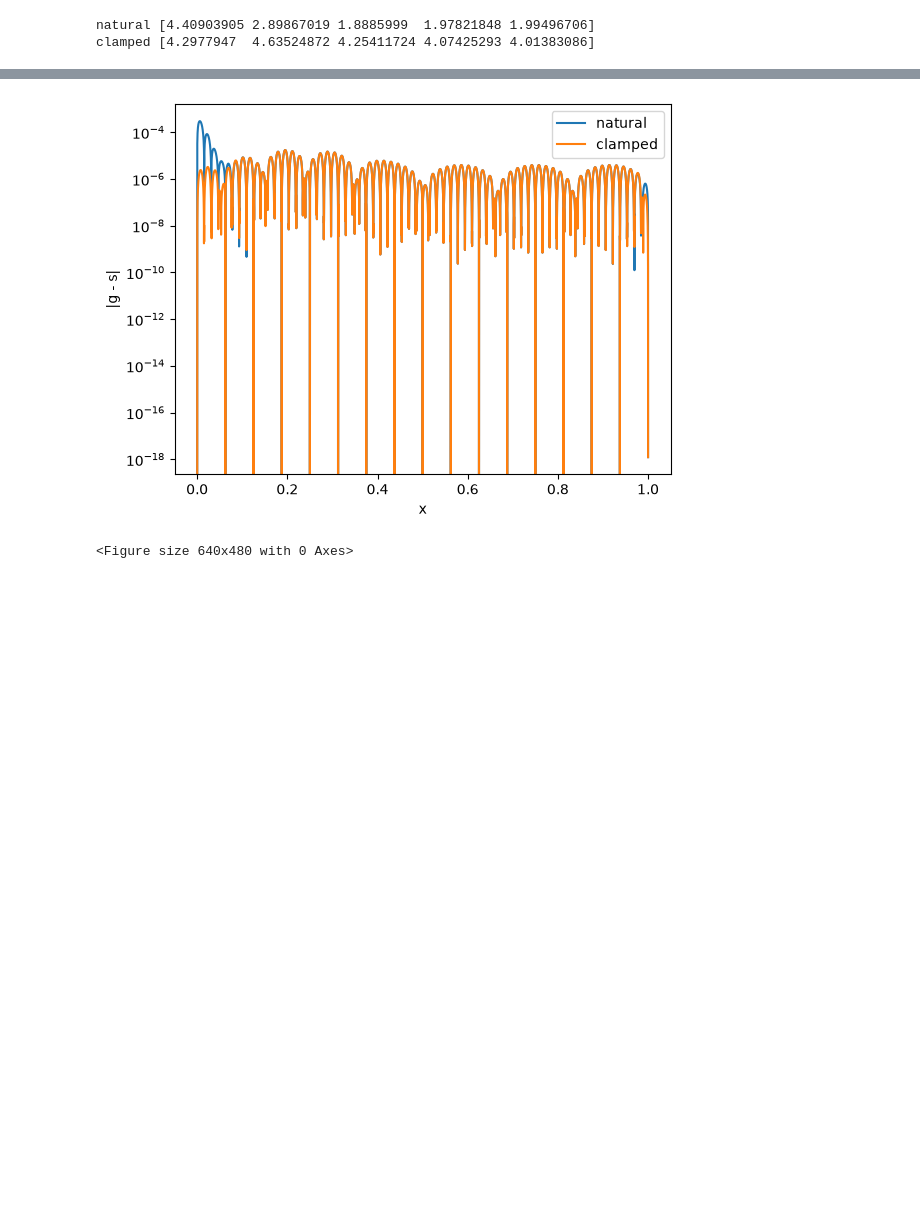
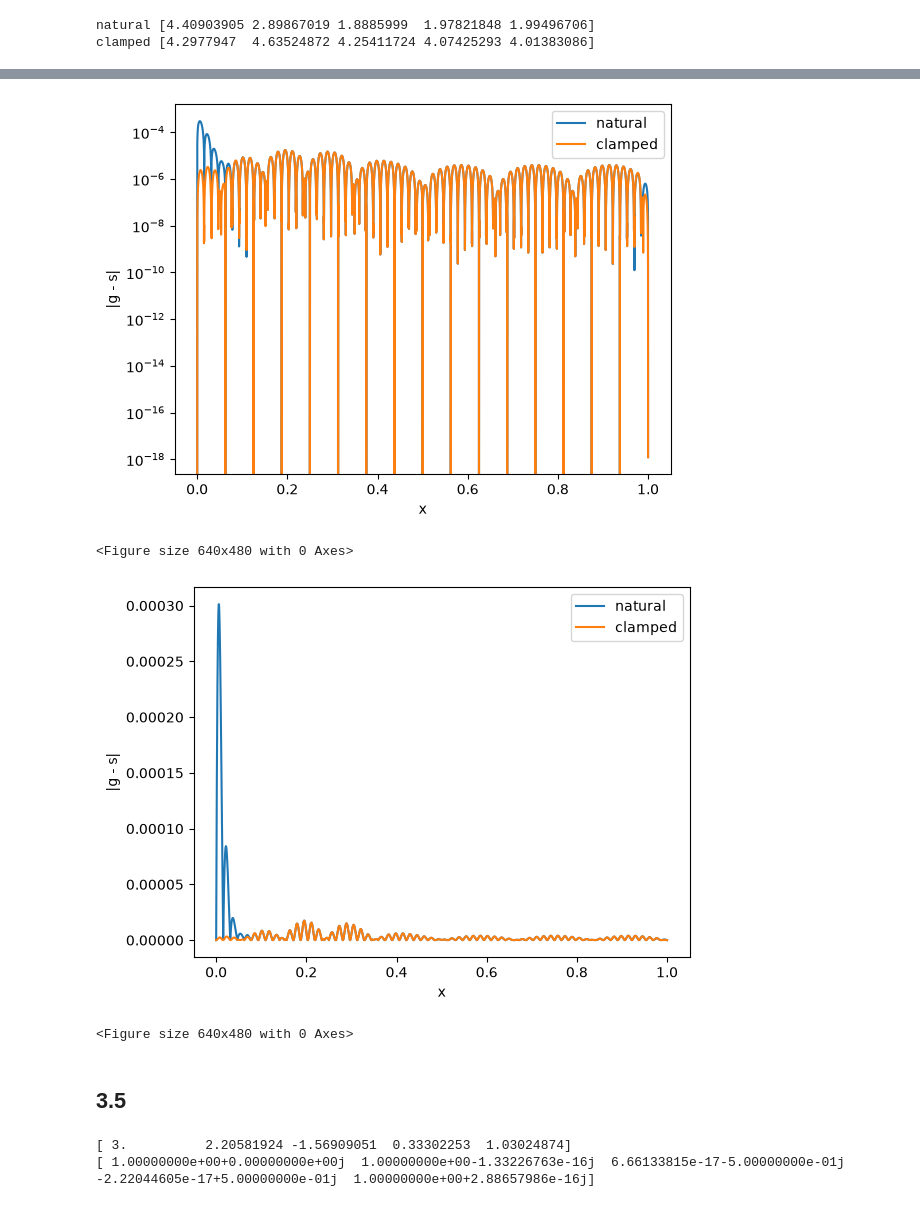
Before and after one commit to NicoReit54/Numerical_Computation, a Jupyter notebook: ex3.ipynb, the cells around one changed output, grey strips where cells are left out. Cells and saved outputs as stored; diff of their text form; code cells hidden in the pictures; blank space fills up the shorter version.

```diff
--- a/ex3.ipynb
+++ b/ex3.ipynb
@@ -435,30 +437,64 @@ plt.xlabel("x"); plt.ylabel("|g - s|"); plt.legend()
 plt.show()
 
 n = 32
 x = np.arange(n + 1) / n
 plt.figure()
 for name, bc in bcs.items():
     cs = CubicSpline(x, g(x), bc_type=bc)
     plt.semilogy(xe, np.abs(g(xe) - cs(xe)), label=name)
 plt.xlabel("x"); plt.ylabel("|g - s|"); plt.legend()
 plt.show()
 
 n = 64
 x = np.arange(n + 1) / n
 plt.figure()
 for name, bc in bcs.items():
     cs = CubicSpline(x, g(x), bc_type=bc)
     plt.semilogy(xe, np.abs(g(xe) - cs(xe)), label=name)
 plt.xlabel("x"); plt.ylabel("|g - s|"); plt.legend()
 plt.show()
 
 axes[0].legend()
 plt.tight_layout()
 plt.show()
+
+n = 64
+x = np.arange(n + 1) / n
+plt.figure()
+for name, bc in bcs.items():
+    cs = CubicSpline(x, g(x), bc_type=bc)
+    plt.plot(xe, np.abs(g(xe) - cs(xe)), label=name)
+plt.xlabel("x"); plt.ylabel("|g - s|"); plt.legend()
+plt.show()
+
+axes[0].legend()
+plt.tight_layout()
+plt.show()
 # %% [output]
 [figure]
 [figure]
 [figure]
 [figure]
 [figure]
 <Figure size 640x480 with 0 Axes>
+[figure, added]
+<Figure size 640x480 with 0 Axes>
+# %% [markdown]
+## 3.5
+# %%
+n = 5
+j_max = 4
+x = 2 * np.pi * np.arange(j_max + 1) / 5
+
+f = lambda x: 1 + 2 * np.cos(x) + np.sin(2*x)
+
+y = f(x)
+print(y)
+w_5 = np.exp((-2) * np.pi * 1j / 5)
+V_5 = [np.array([w_5 ** k for k in range(5)]) ** j for j in range(5)]
+
+c = V_5 @ y / 5
+print(c)
+# %% [output]
+[ 3.          2.20581924 -1.56909051  0.33302253  1.03024874]
+[ 1.00000000e+00+0.00000000e+00j  1.00000000e+00-1.33226763e-16j  6.66133815e-17-5.00000000e-01j -2.22044605e-17+5.00000000e-01j  1.00000000e+00+2.88657986e-16j]
```
Also changed, not shown: parts of 2 cells of this notebook.
